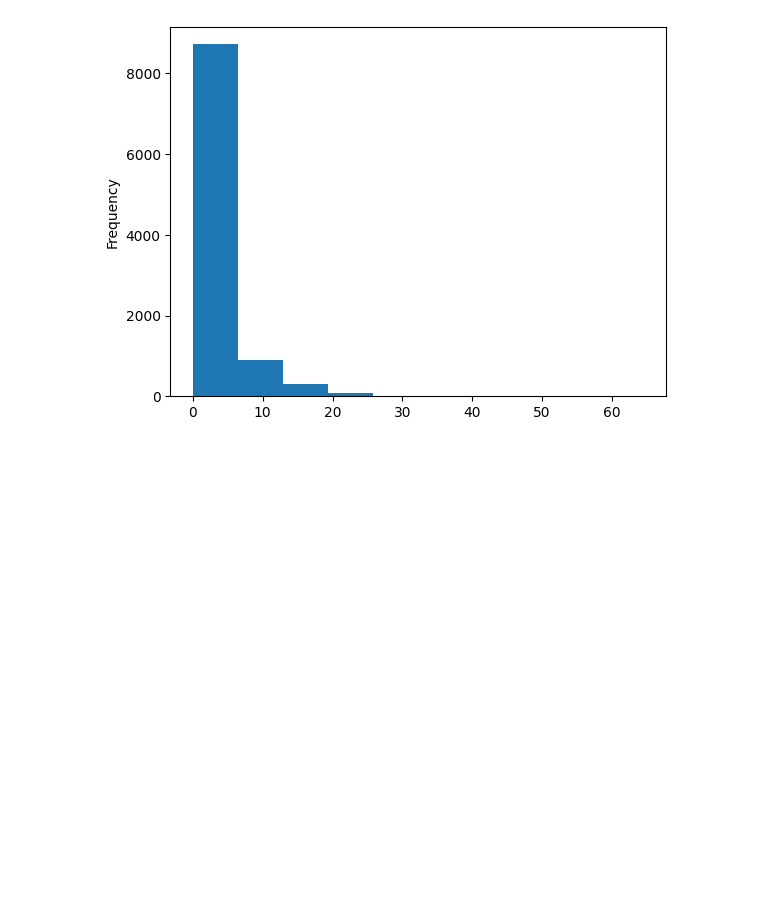
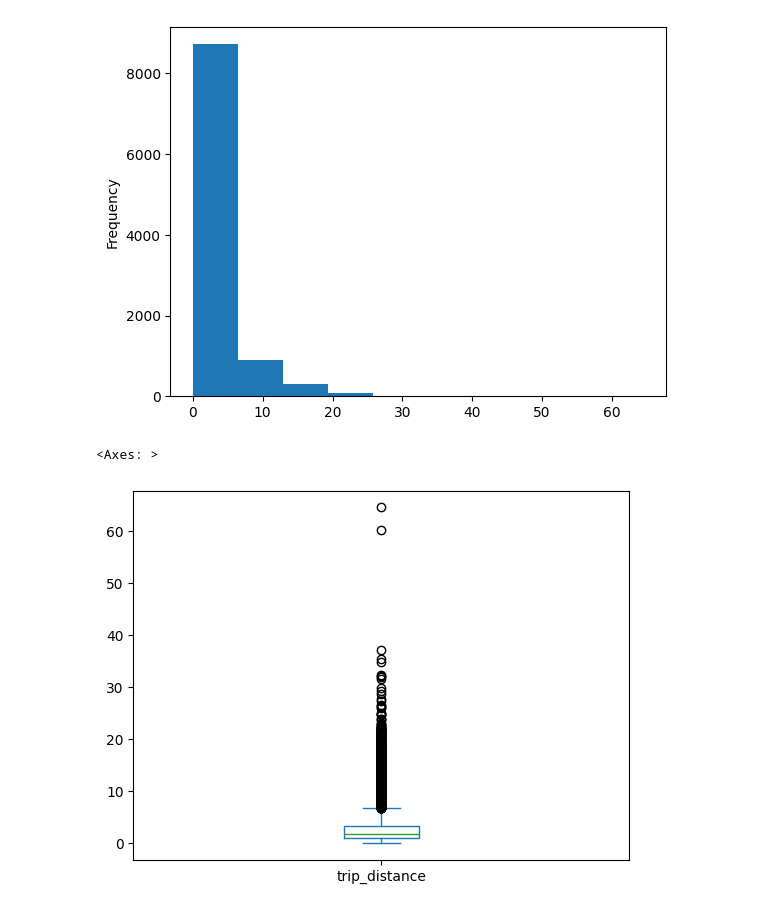
Before and after one commit to reuven/2025-08August-06-jupyter, a Jupyter notebook: IIBA - 2025-08August-06-jupyter.ipynb, the cells around one changed output. Saved outputs shown, nothing was run; the diff lists cells and outputs as text; code cells hidden in the pictures; blank space fills up the shorter version.

```diff
--- a/IIBA - 2025-08August-06-jupyter.ipynb
+++ b/IIBA - 2025-08August-06-jupyter.ipynb
@@ -361,3 +361,8 @@ df['trip_distance'].plot.hist()
 # %% [output]
 <Axes: ylabel='Frequency'>
 [figure]
+# %%
+df['trip_distance'].plot.box()
+# %% [output]
+<Axes: >
+[figure, added]
```
Also changed, not shown: parts of 1 cell of this notebook.
